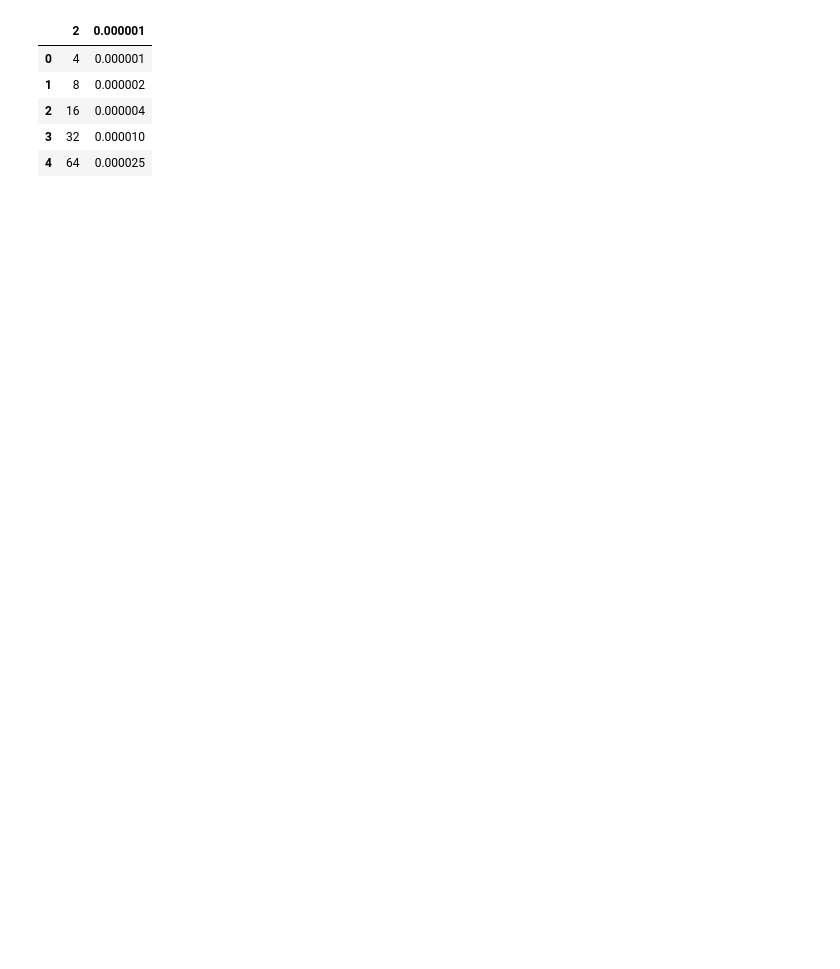
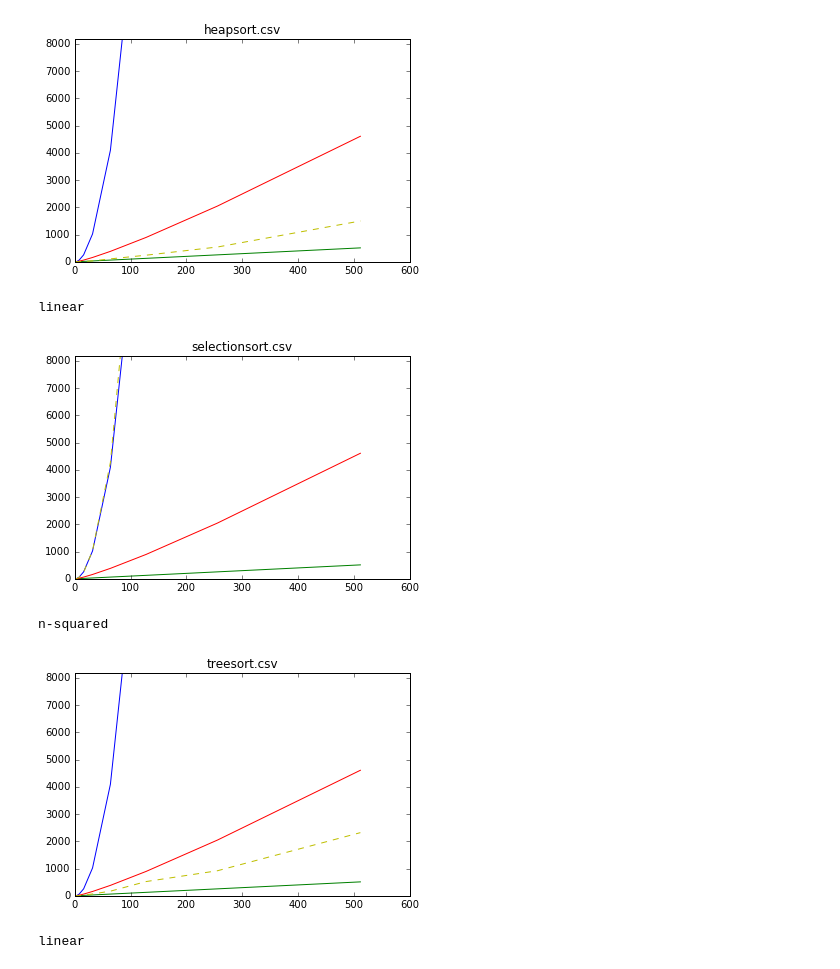
Before and after one commit to davenfarnham/CS51, a Jupyter notebook: 4/graph.ipynb, the cells around one changed output. Cells and saved outputs as stored; diff of their text form; code cells hidden in the pictures; blank space fills up the shorter version.

Commit message:
added graphs for sorts

```diff
--- a/4/graph.ipynb
+++ b/4/graph.ipynb
@@ -20,11 +51,9 @@ for f in files:
-# %%
-sdf = pd.read_csv(results[0], sep=',')
-# %%
-sdf.head()
-# %% [output]
-|  | 2 | 0.000001 |
-| 0 | 4 | 0.000001 |
-| 1 | 8 | 0.000002 |
-| 2 | 16 | 0.000004 |
-| 3 | 32 | 0.000010 |
-| 4 | 64 | 0.000025 |
+# %%
+# rough form of least squares
+def ls (s, l):
+    count = 0
+
+    for i in range(s.size):
+        count = count + (s[i] - l[i])**2
+
+    return count
@@ -30,0 +77,39 @@ sdf.head()
+# %%
+def approximate(i):
+
+    sdf = pd.read_csv(results[i], sep=',')
+
+    # add titles to the series, then convert objects to numbers
+    items = pd.to_numeric(pd.Series([sdf.columns[0]]).append(sdf[sdf.columns[0]]))
+    time = pd.to_numeric(pd.Series([sdf.columns[1]]).append(sdf[sdf.columns[1]]))
+
+    time_base = time.iloc[0]
+    item_base = items.iloc[0]
+
+    # refactor time and items based on base (first) values
+    for index in range(0, (time.size)):
+        time.iloc[index] = (time.iloc[index] / time_base)
+        items.iloc[index] = (items.iloc[index] / item_base)
+
+    # create new dataframe
+    named = pd.DataFrame({"Items":items,
+                          "Time":time})
+
+    # plot multiple graphs; green is linear, red is n*(log(n)), blue is x^2, yellow is current sort
+    plt.plot(x, x, "g-", x, squared, "b-", x, log, "r-", named["Items"].values, named["Time"].values, "y--" )
+    # adjust y axis
+    plt.ylim(1, 8192)
+    plt.title(results[i])
+    plt.show()
+
+    print compare(named["Time"].values)
+# %%
+for i in range(len(results)):
+    approximate(i)
+# %% [output]
+[figure, added]
+linear
+[figure, added]
+n-squared
+[figure, added]
+linear
```
Also changed, not shown: parts of 4 cells of this notebook, 4 other files.
